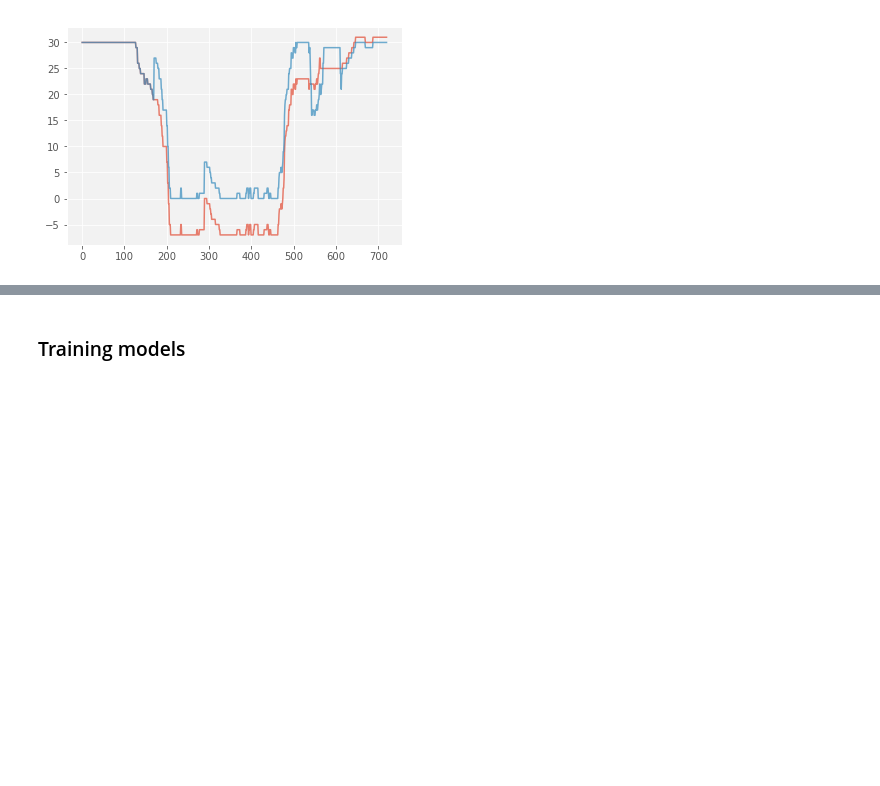
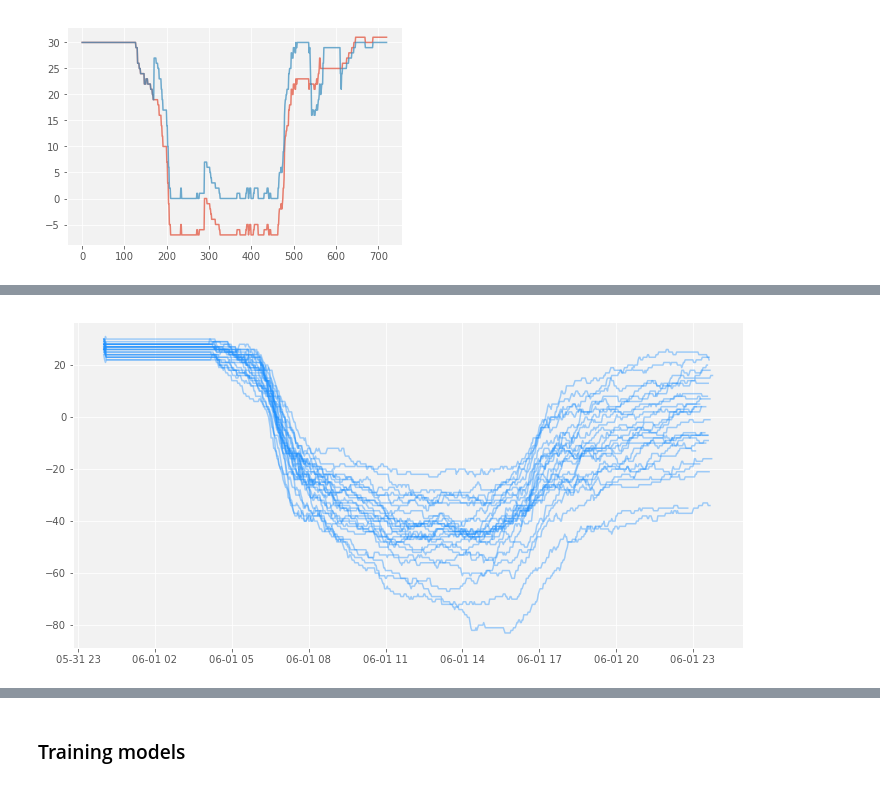
Before and after one commit to msgolovina/bss_project, a Jupyter notebook: working_file.ipynb, the cells around one changed output, grey strips where cells are left out. Saved outputs shown, nothing was run; the diff lists cells and outputs as text; code cells hidden in the pictures; blank space fills up the shorter version.

```diff
--- a/working_file.ipynb
+++ b/working_file.ipynb
@@ -535,0 +578,4 @@ def generate_times_opt(rate_function,max_t,delta):
+# %%
+realizations, inds = sim_station(ar_adj, dep_adj, days_ = 25)
+# %% [output]
+[figure, added]
```
Also changed, not shown: parts of 20 cells of this notebook, 3 other files.
